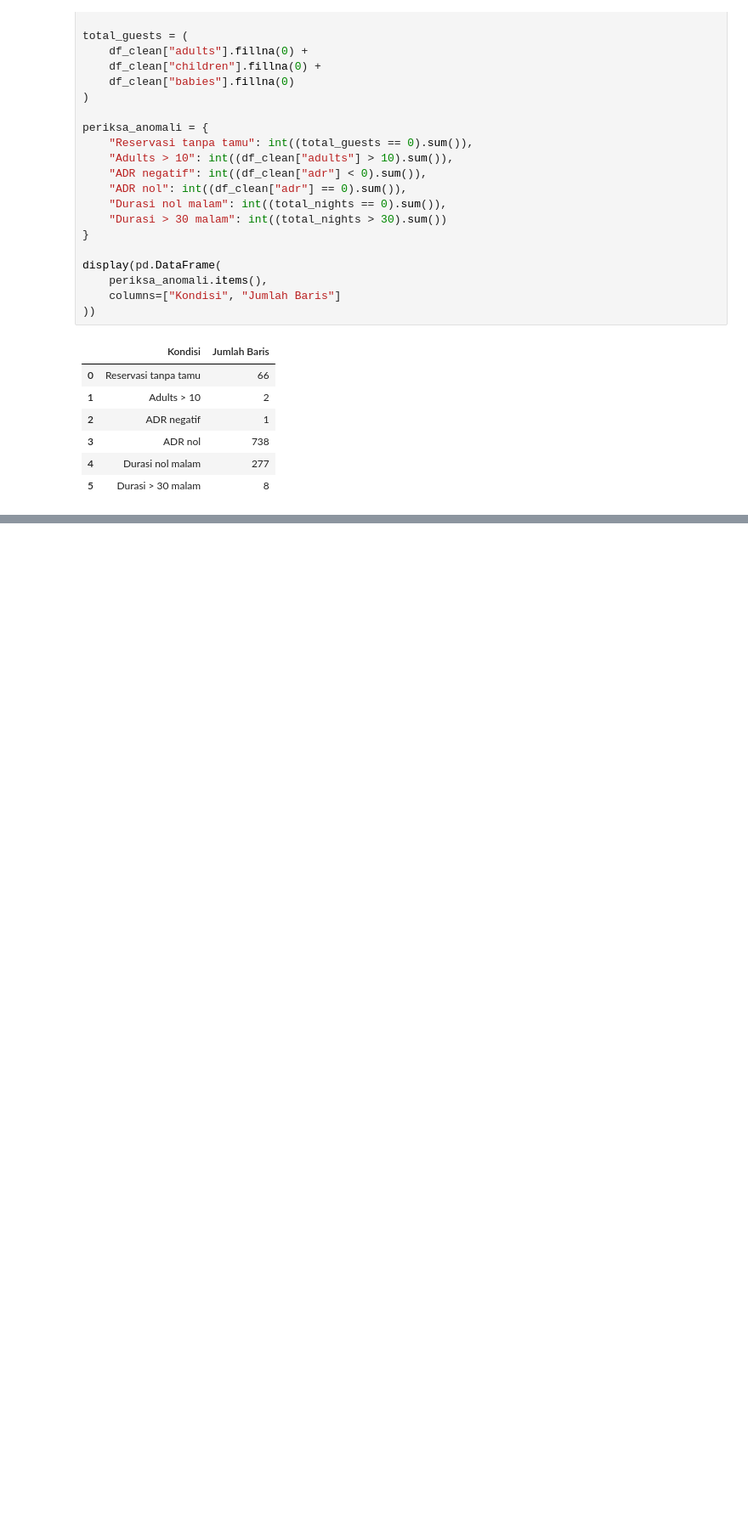
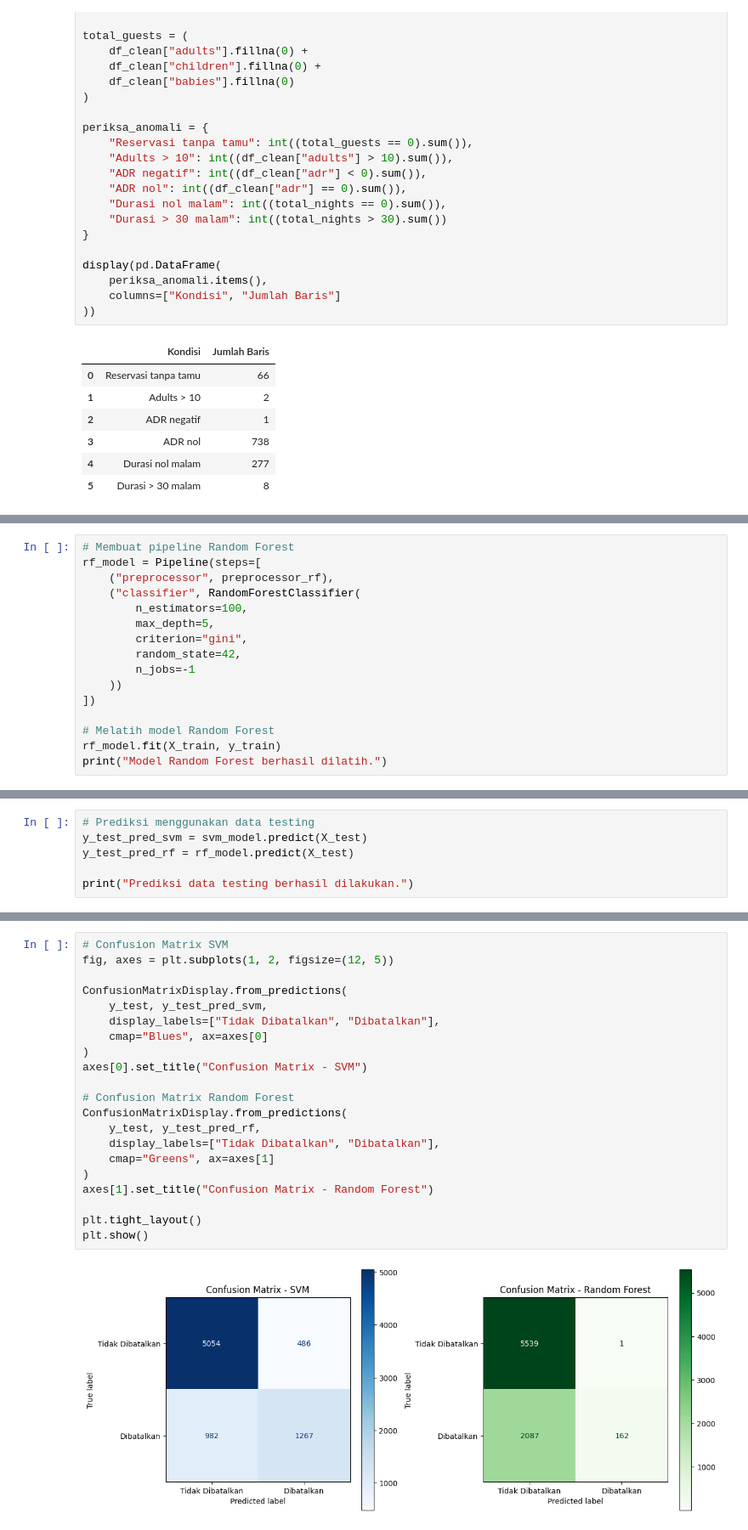
Before and after one commit to jelitasyahwa/analisis-pembatalan-reservasi-hotel, a Jupyter notebook: Proyek_Akhir_DataScience.ipynb, the cells around one changed output, grey strips where cells are left out. Shown at 85% size. Drawn from its saved outputs; the diff is of its cells as text; blank space fills up the shorter version.

```diff
--- a/Proyek_Akhir_DataScience.ipynb
+++ b/Proyek_Akhir_DataScience.ipynb
@@ -1259,0 +1888,16 @@ Baris yang identik pada seluruh fitur yang dipakai: 774
+# %%
+# Membuat pipeline Random Forest
+rf_model = Pipeline(steps=[
+    ("preprocessor", preprocessor_rf),
+    ("classifier", RandomForestClassifier(
+        n_estimators=100,
+        max_depth=5,
+        criterion="gini",
+        random_state=42,
+        n_jobs=-1
+    ))
+])
+
+# Melatih model Random Forest
+rf_model.fit(X_train, y_train)
+print("Model Random Forest berhasil dilatih.")
@@ -1259,0 +1921,6 @@ Baris yang identik pada seluruh fitur yang dipakai: 774
+# %%
+# Prediksi menggunakan data testing
+y_test_pred_svm = svm_model.predict(X_test)
+y_test_pred_rf = rf_model.predict(X_test)
+
+print("Prediksi data testing berhasil dilakukan.")
@@ -1259,0 +2002,23 @@ Baris yang identik pada seluruh fitur yang dipakai: 774
+# %%
+# Confusion Matrix SVM
+fig, axes = plt.subplots(1, 2, figsize=(12, 5))
+
+ConfusionMatrixDisplay.from_predictions(
+    y_test, y_test_pred_svm,
+    display_labels=["Tidak Dibatalkan", "Dibatalkan"],
+    cmap="Blues", ax=axes[0]
+)
+axes[0].set_title("Confusion Matrix - SVM")
+
+# Confusion Matrix Random Forest
+ConfusionMatrixDisplay.from_predictions(
+    y_test, y_test_pred_rf,
+    display_labels=["Tidak Dibatalkan", "Dibatalkan"],
+    cmap="Greens", ax=axes[1]
+)
+axes[1].set_title("Confusion Matrix - Random Forest")
+
+plt.tight_layout()
+plt.show()
+# %% [output]
+[figure, added]
```
Also changed, not shown: parts of 159 cells of this notebook.
